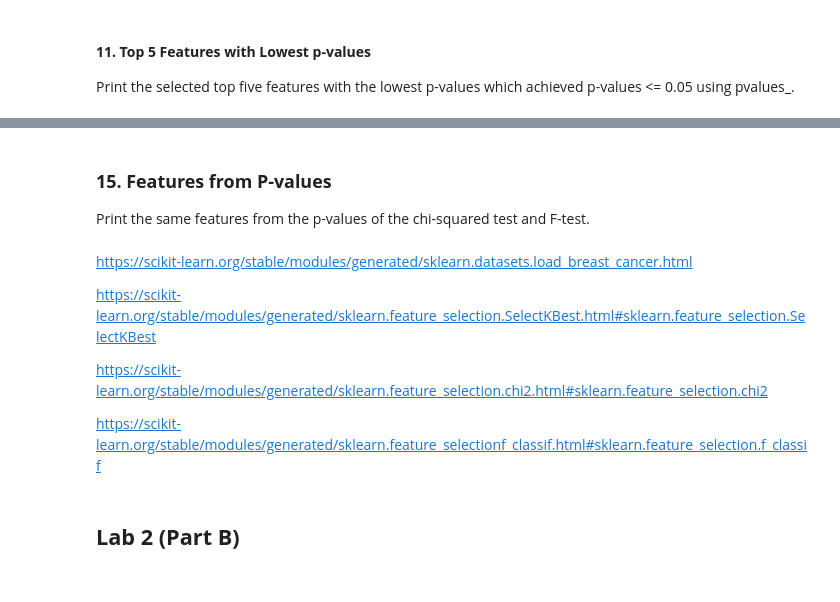
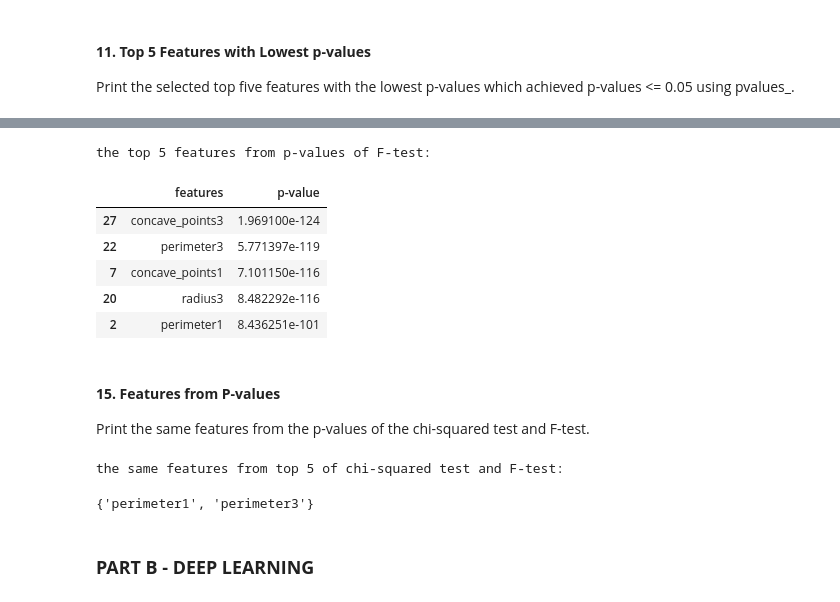
Before and after one commit to nguyuling/Group-11, a Jupyter notebook: Lab/L2_NguYuLing.ipynb, the cells around one changed output, grey strips where cells are left out. Cells and saved outputs as stored; diff of their text form; code cells hidden in the pictures.

```diff
--- a/Lab/L2_NguYuLing.ipynb
+++ b/Lab/L2_NguYuLing.ipynb
@@ -70,2 +153,4 @@ Print the selected top five features with the lowest p-values which achieved p-v
 Use univariate feature selection with F-test is used for feature scoring to select the top five features according to the k highest scores
+# %%
+f_selection = SelectKBest(score_func=f_classif, k=5).fit(X, y.values.ravel())
 # %% [markdown]
@@ -77,13 +169,34 @@ Print the selected top five features with the lowest p-values which achieved p-v
+# %%
+pvalues = f_selection.pvalues_
+
+f_features_pvalues = pd.DataFrame({
+    'features': X.columns,
+    'p-value': pvalues
+})
+f_features_pvalues = f_features_pvalues.sort_values('p-value', ascending=True)
+
+print("the top 5 features from p-values of F-test:")
+f_features_pvalues[f_features_pvalues['p-value'] <= 0.05].head(5)
+# %% [output]
+the top 5 features from p-values of F-test:
+|  | features | p-value |
+| 27 | concave_points3 | 1.969100e-124 |
+| 22 | perimeter3 | 5.771397e-119 |
+| 7 | concave_points1 | 7.101150e-116 |
+| 20 | radius3 | 8.482292e-116 |
+| 2 | perimeter1 | 8.436251e-101 |
 # %% [markdown]
-### **15. Features from P-values**
+#### **15. Features from P-values**
 Print the same features from the p-values of the chi-squared test and F-test.
-# %% [markdown]
-https://scikit-learn.org/stable/modules/generated/sklearn.datasets.load_breast_cancer.html
-
-https://scikit-learn.org/stable/modules/generated/sklearn.feature_selection.SelectKBest.html#sklearn.feature_selection.SelectKBest
-
-https://scikit-learn.org/stable/modules/generated/sklearn.feature_selection.chi2.html#sklearn.feature_selection.chi2
-
-https://scikit-learn.org/stable/modules/generated/sklearn.feature_selectionf_classif.html#sklearn.feature_selection.f_classif
-# %% [markdown]
-## **Lab 2 (Part B)**
+# %%
+chi2_significant = set(chi2_features_pvalues.head(5)['features'])
+f_significant = set(f_features_pvalues.head(5)['features'])
+common_significant = chi2_significant.intersection(f_significant)
+
+print("the same features from top 5 of chi-squared test and F-test:")
+common_significant
+# %% [output]
+the same features from top 5 of chi-squared test and F-test:
+{'perimeter1', 'perimeter3'}
+# %% [markdown]
+### **PART B - DEEP LEARNING**
```
Also changed, not shown: parts of 68 cells of this notebook.
